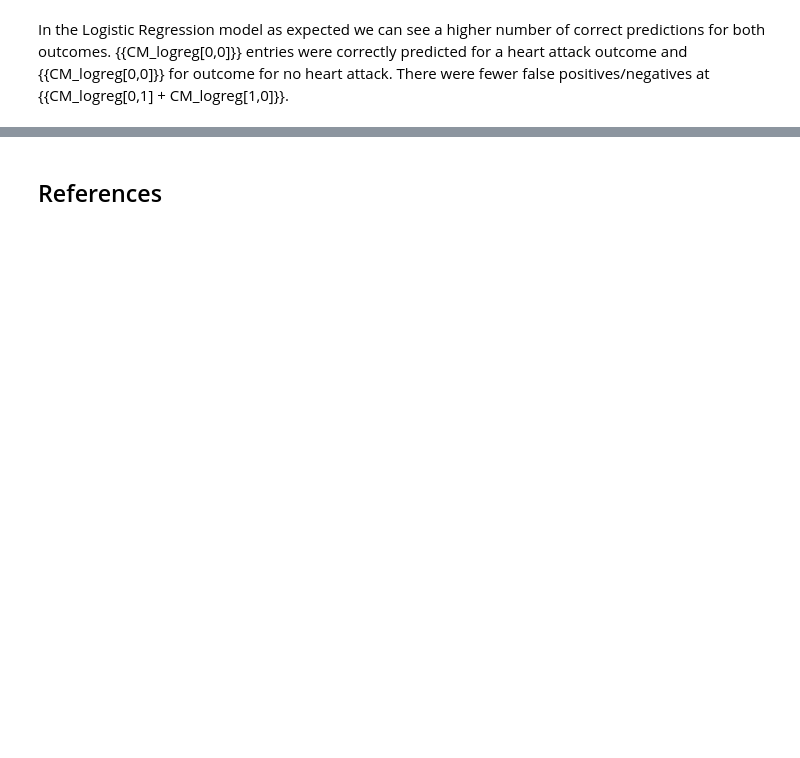
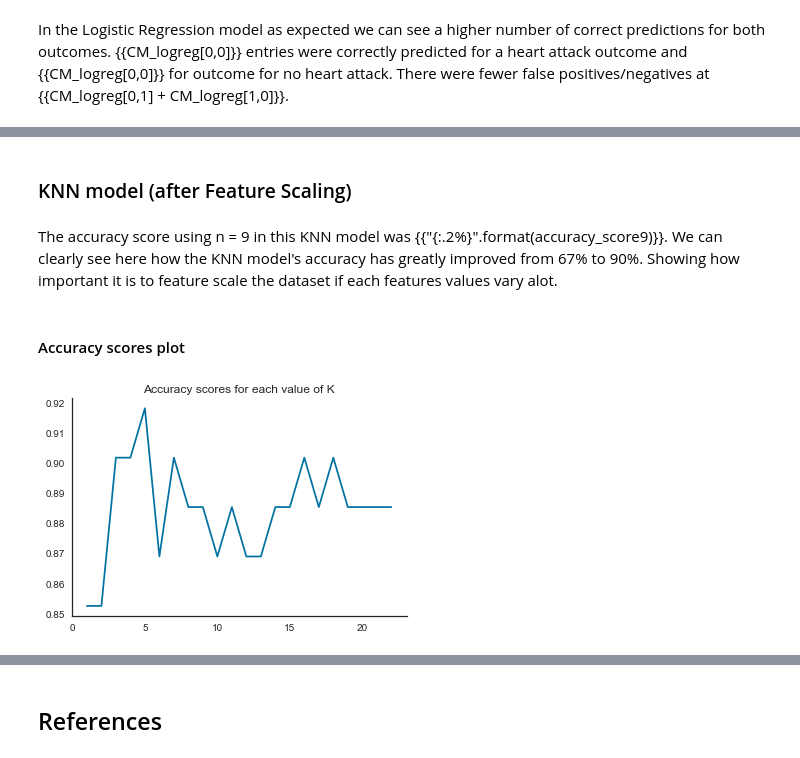
Before and after one commit to viswambaran/DataDrivenAnalytics, a Jupyter notebook: HeartAttackPredictor/HeartAttackPredictionModel.ipynb, the cells around one changed output, grey strips where cells are left out. Cells and saved outputs as stored; diff of their text form; code cells hidden in the pictures; blank space fills up the shorter version.

```diff
--- a/HeartAttackPredictor/HeartAttackPredictionModel.ipynb
+++ b/HeartAttackPredictor/HeartAttackPredictionModel.ipynb
@@ -498,0 +506,4 @@ In the Decision Tree model as expected we can see a higher number of correct pre
+# %%
+Scaler = StandardScaler()
+X_train = Scaler.fit_transform(X_train)
+X_test = Scaler.transform(X_test)
@@ -498,0 +516,40 @@ In the Decision Tree model as expected we can see a higher number of correct pre
+# %% [markdown]
+### KNN model (after Feature Scaling)
+# %%
+# Creating the KNN model after feature scaling using k = 9 as this was the optimum previously
+knn = KNeighborsClassifier(n_neighbors = 9)
+
+# Fitting the knn model with the feature and target data created previously
+knn.fit(X_train, np.ravel(y_train))
+
+# getting the predicition values for whole dataset using n=4
+y_pred9 = knn.predict(X_test)
+
+# Check the accuracy score of using n=4
+accuracy_score9 = round(metrics.accuracy_score(y_test, y_pred9), 2)
+# %% [markdown]
+The accuracy score using n = 9 in this KNN model was {{"{:.2%}".format(accuracy_score9)}}. We can clearly see here how the KNN model's accuracy has greatly improved from 67% to 90%. Showing how important it is to feature scale the dataset if each features values vary alot.
+# %% [markdown]
+#### Accuracy scores plot
+# %%
+## Checking accuracy scores for all values of K
+
+k_range = range(3, 25)
+
+accuracy_scores = []
+
+for k in k_range:
+    knn = KNeighborsClassifier(n_neighbors = k)
+    knn.fit(X_train, np.ravel(y_train))
+    y_pred = knn.predict(X_test)
+    accuracy = metrics.accuracy_score(y_test, y_pred)
+    accuracy_scores.append(accuracy)
+
+#fig, ax = plt.subplots()
+sns.set_style("white")
+#sns.set(rc={'figure.figsize':(20, 10)})
+sns.lineplot(x=range(1, 23), y=accuracy_scores).set(title="Accuracy scores for each value of K")
+
+sns.despine(top=True, right=True);
+# %% [output]
+[figure, added]
```
Also changed, not shown: parts of 31 cells of this notebook.
